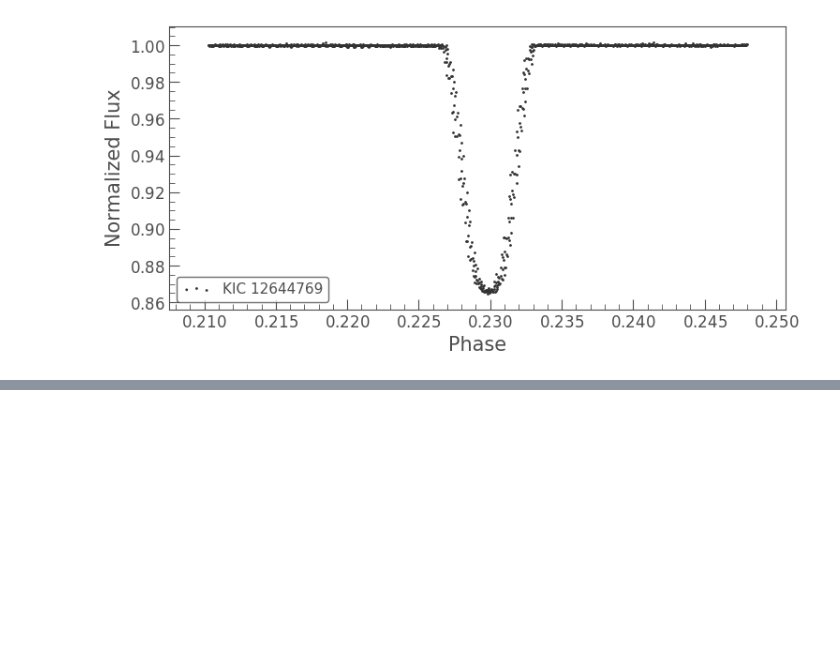
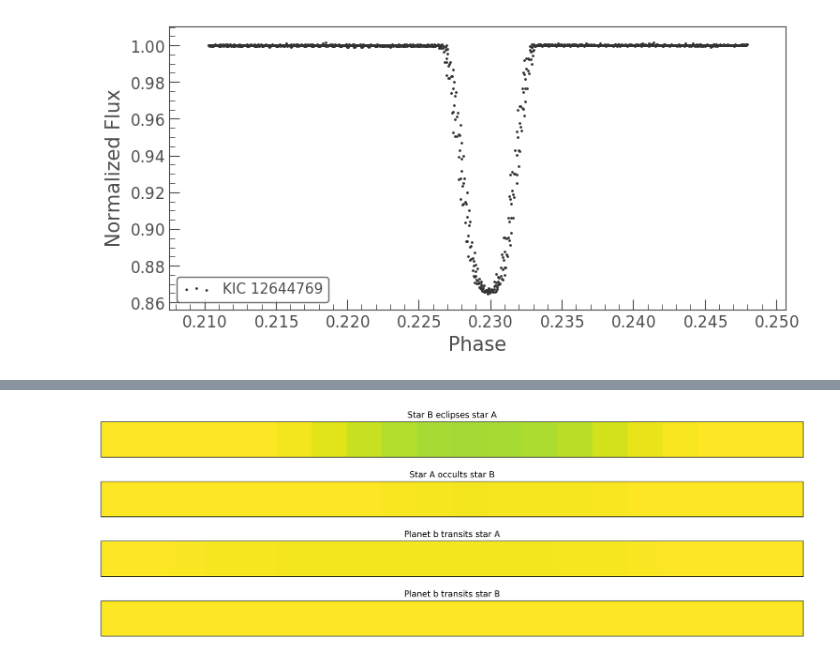
Before and after one commit to ctom2/kepler-analysis, a Jupyter notebook: Kepler-16_analysis.ipynb, the cells around one changed output, grey strips where cells are left out. Saved outputs shown, nothing was run; the diff lists cells and outputs as text; code cells hidden in the pictures; blank space fills up the shorter version.

Commit message:
Version 2.0 with new chapter
Added chapter with gradient visualisation of the transits and description of information from the pixel file header.

```diff
--- a/Kepler-16_analysis.ipynb
+++ b/Kepler-16_analysis.ipynb
@@ -363,7 +397,7 @@ There plots are matching representation of those presented in the paper.
 
 Next step would be folding the data to remove noise and get even more precise representation of the flux dips caused by the binary star system. I am going the analyse the most visible transit since other decreases in flux are not as significant and could create a lot of unwanted noise. I already created function to calculate the orbital period of the star B so I can use the function here. I cut out parts of the scatter plot to visualise the transit even better.
 # %%
-tmp_lc = lc
+tmp_lc = copy.deepcopy(lc)
 
 # terminating the dips caused by transits of planet b
 for i in range(len(b_A_time)):
@@ -389,0 +429,41 @@ tmp_lc.fold(orbital_period(B_A_time[3:17]))[23000:24300].scatter()
+# %%
+def show_gradients(vmin, vmax, B_A_time, A_B_time, b_A_time, b_B_time, lc):
+    cmap = 'viridis'
+    cmap = plt.cm.get_cmap(cmap)
+    colors = cmap(np.arange(cmap.N))
+
+    fig, (gx1, gx2, gx3, gx4) = plt.subplots(nrows=4, ncols=1, figsize=(18, 6), dpi=250)
+
+    index = np.argwhere(lc.time == B_A_time[0])[0][0]
+    gx1.imshow([lc[index-10:index+10].flux], vmin=vmin, vmax=vmax)
+    gx1.set_yticklabels([])
+    gx1.set_xticklabels([])
+    gx1.tick_params(axis=u'both', which=u'both',length=0)
+    gx1.set_title('Star B eclipses star A')
+
+    index = np.argwhere(lc.time == A_B_time[5])[0][0]
+    gx2.imshow([lc[index-10:index+10].flux], vmin=vmin, vmax=vmax)
+    gx2.set_yticklabels([])
+    gx2.set_xticklabels([])
+    gx2.tick_params(axis=u'both', which=u'both',length=0)
+    gx2.set_title('Star A occults star B')
+
+    index = np.argwhere(lc.time == b_A_time[0])[0][0]
+    gx3.imshow([lc[index-10:index+10].flux], vmin=vmin, vmax=vmax)
+    gx3.set_yticklabels([])
+    gx3.set_xticklabels([])
+    gx3.tick_params(axis=u'both', which=u'both',length=0)
+    gx3.set_title('Planet b transits star A')
+
+    index = np.argwhere(lc.time == b_B_time[0])[0][0]
+    gx4.imshow([lc[index-10:index+10].flux], vmin=vmin, vmax=vmax)
+    gx4.set_yticklabels([])
+    gx4.set_xticklabels([])
+    gx4.tick_params(axis=u'both', which=u'both',length=0)
+    gx4.set_title('Planet b transits star B')
+
+    plt.show()
+# %%
+show_gradients(0, 1, B_A_time, A_B_time, b_A_time, b_B_time, lc)
+# %% [output]
+[figure, added]
```
Also changed, not shown: parts of 11 cells of this notebook.
